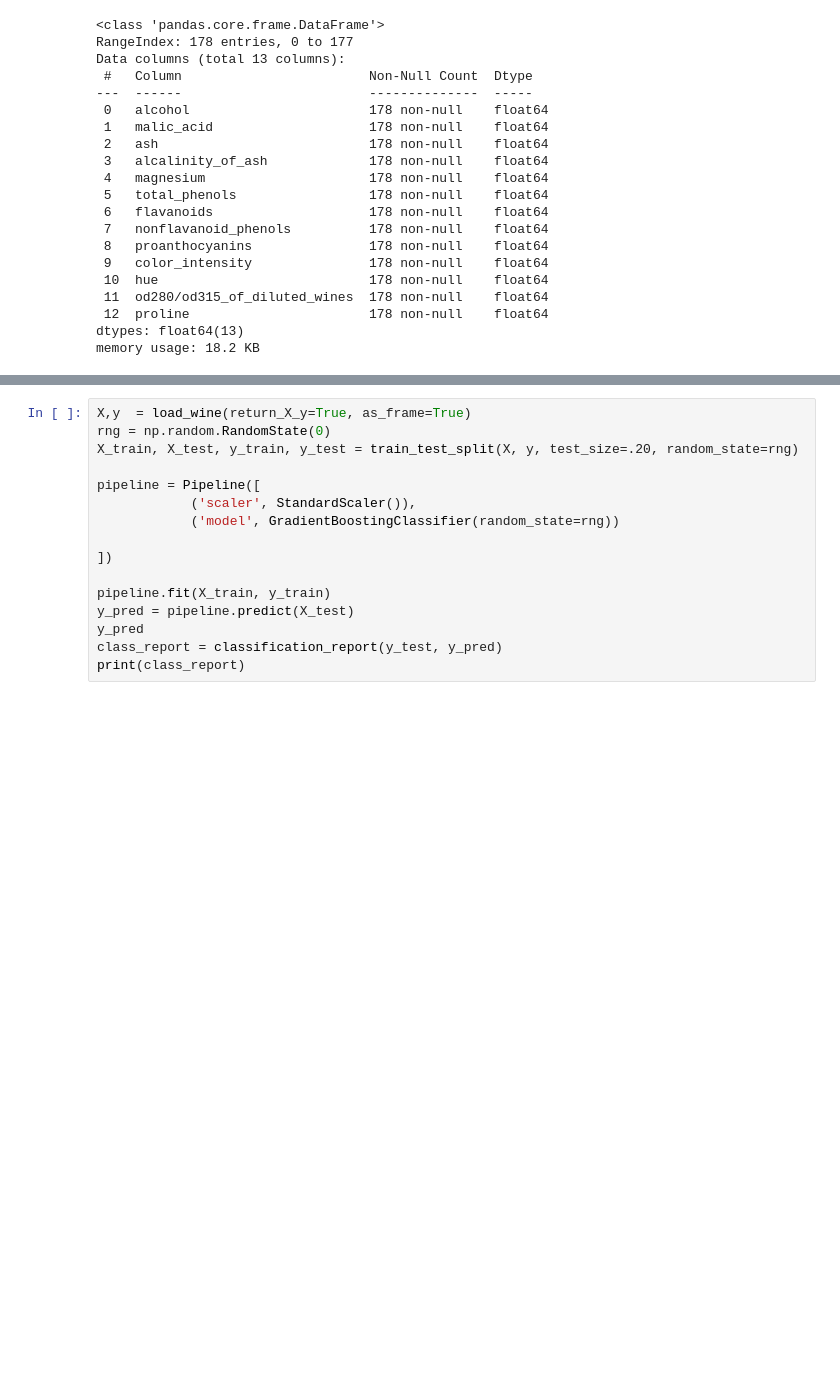
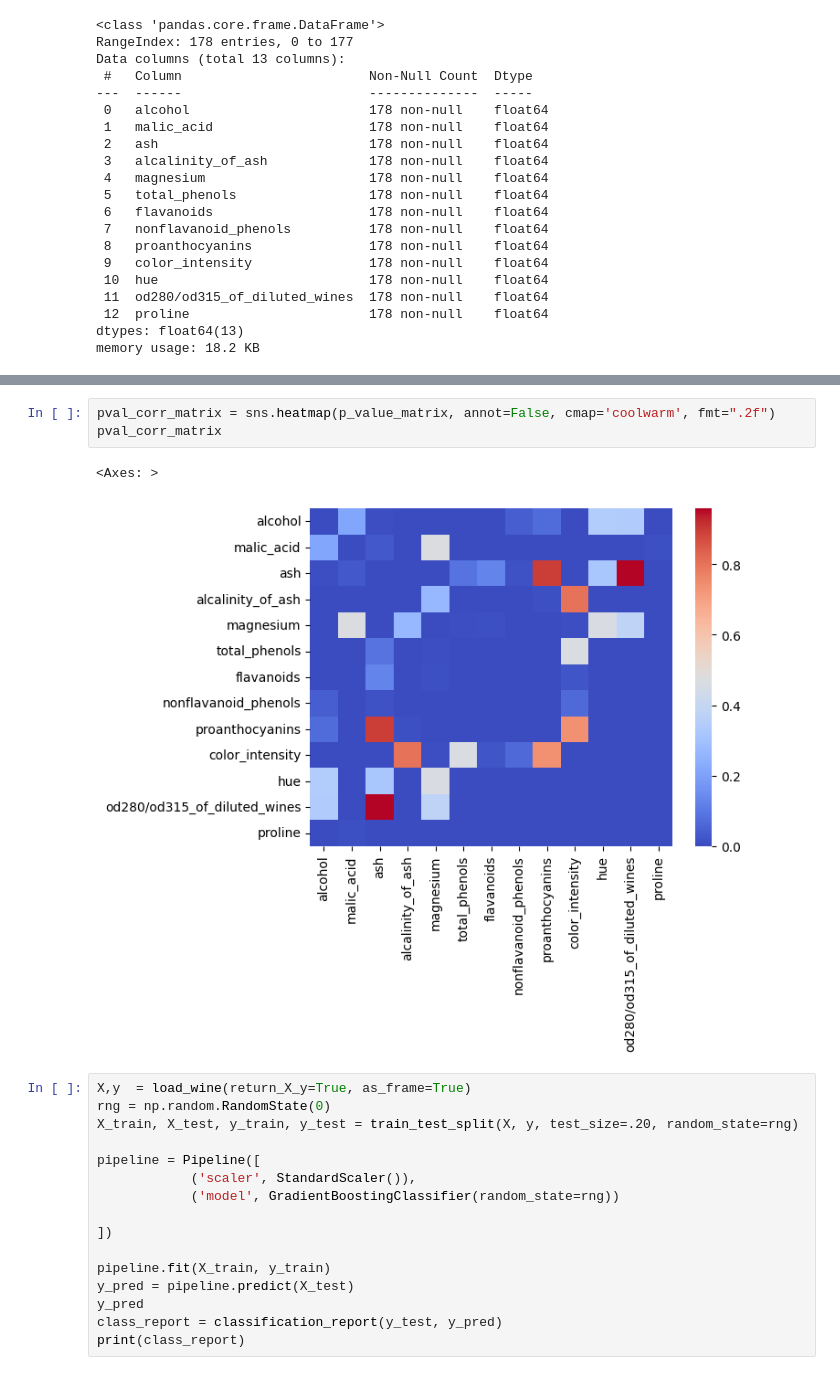
Before and after one commit to dpons222/ML-AI-Self-Learning, a Jupyter notebook: practice_notebook.ipynb, the cells around one changed output, grey strips where cells are left out. Saved outputs shown, nothing was run; the diff lists cells and outputs as text; blank space fills up the shorter version.

```diff
--- a/practice_notebook.ipynb
+++ b/practice_notebook.ipynb
@@ -76,3 +79,9 @@ plt.show()
+# %%
+pval_corr_matrix = sns.heatmap(p_value_matrix, annot=False, cmap='coolwarm', fmt=".2f")
+pval_corr_matrix
+# %% [output]
+<Axes: >
+[figure, added]
 # %%
 X,y  = load_wine(return_X_y=True, as_frame=True)
 rng = np.random.RandomState(0)
```
Also changed, not shown: parts of 2 cells of this notebook, 7 other files.
